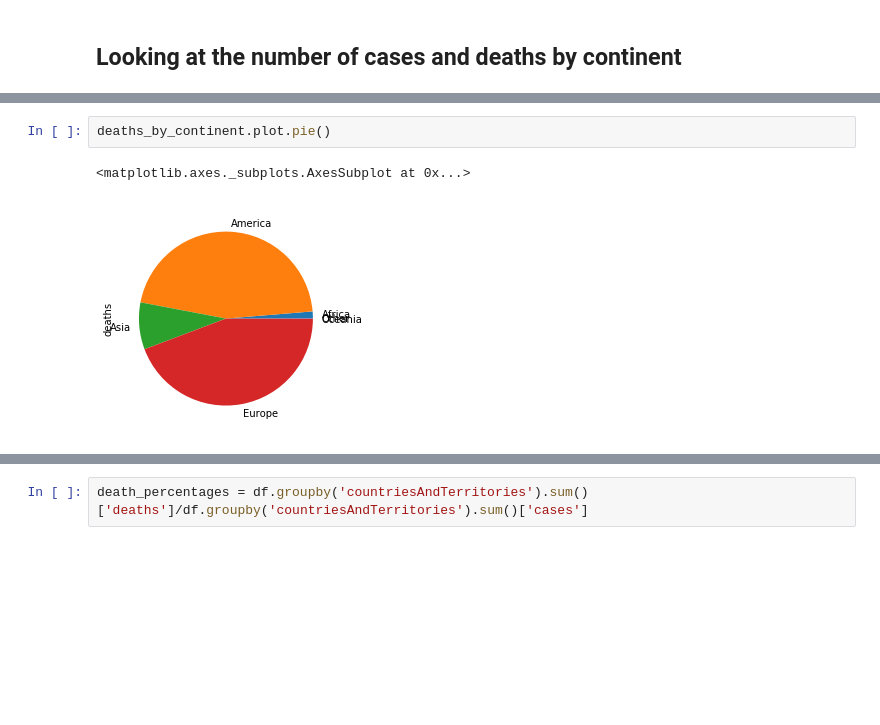
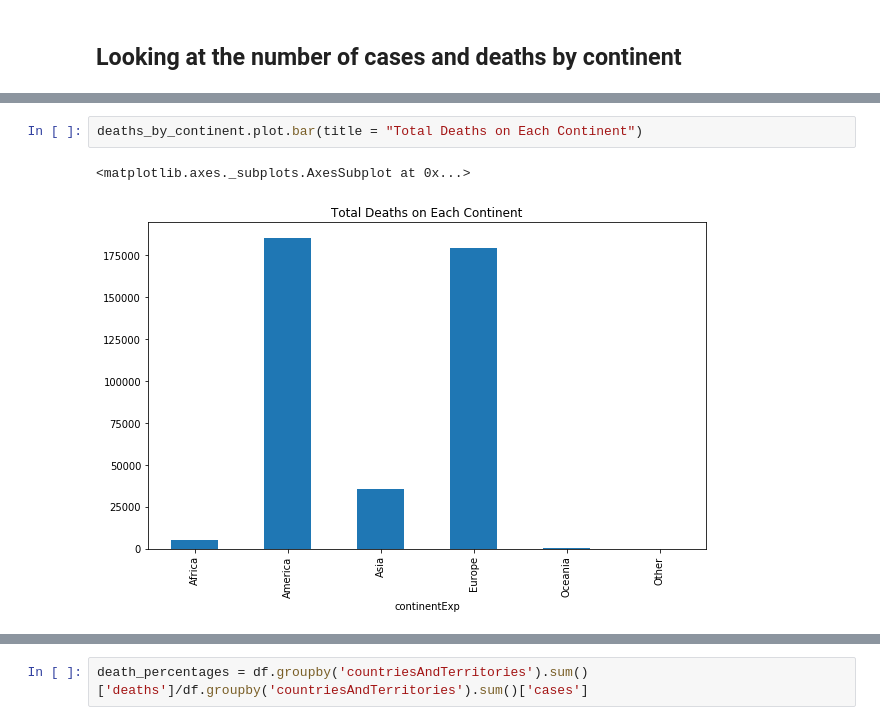
Before and after one commit to Liu-Maria/ISAT252, a Jupyter notebook: ISAT225_Final_Project.ipynb, the cells around one changed output, grey strips where cells are left out. Saved outputs shown, nothing was run; the diff lists cells and outputs as text; blank space fills up the shorter version.

```diff
--- a/ISAT225_Final_Project.ipynb
+++ b/ISAT225_Final_Project.ipynb
@@ -51,7 +34,7 @@ Name: deaths, dtype: int64
-# %%
-deaths_by_continent.plot.pie()
-# %% [output]
-<matplotlib.axes._subplots.AxesSubplot at 0x...>
-[figure, removed]
+# %%
+deaths_by_continent.plot.bar(title = "Total Deaths on Each Continent")
+# %% [output]
+<matplotlib.axes._subplots.AxesSubplot at 0x...>
+[figure, added]
 # %%
 death_percentage_of_cases_by_continent = deaths_by_continent/cases_by_continent   #Percentage of deaths based on cases
```
Also changed, not shown: parts of 46 cells of this notebook.
